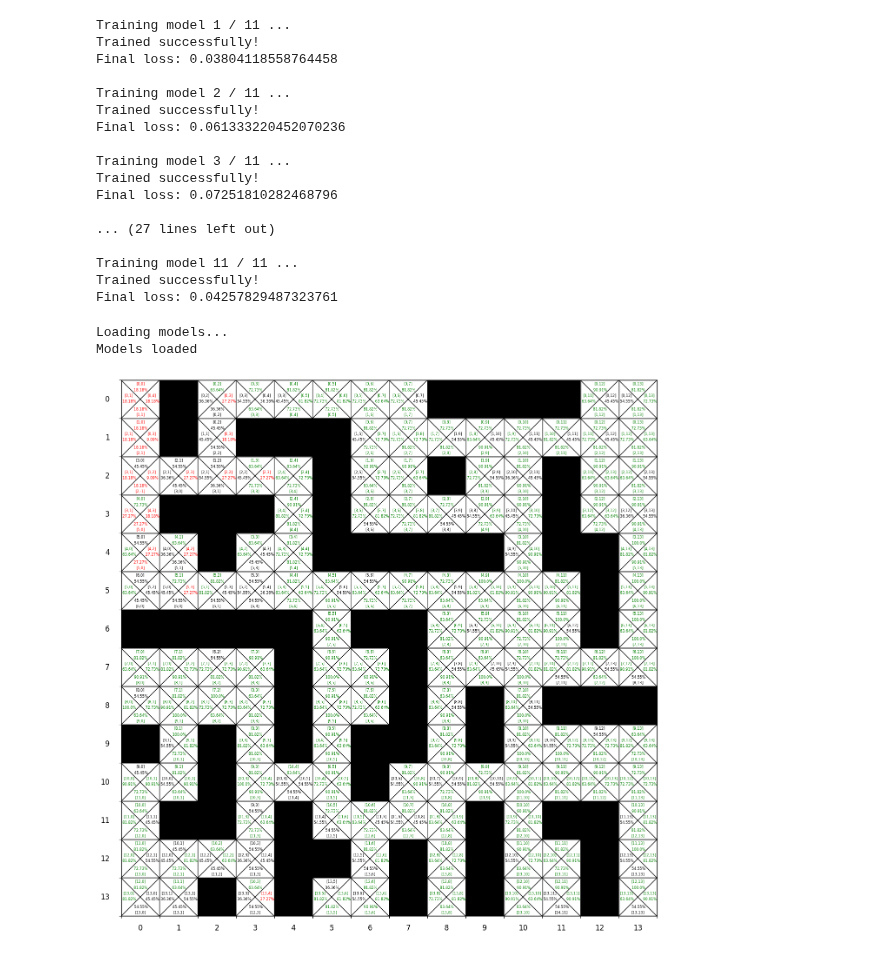
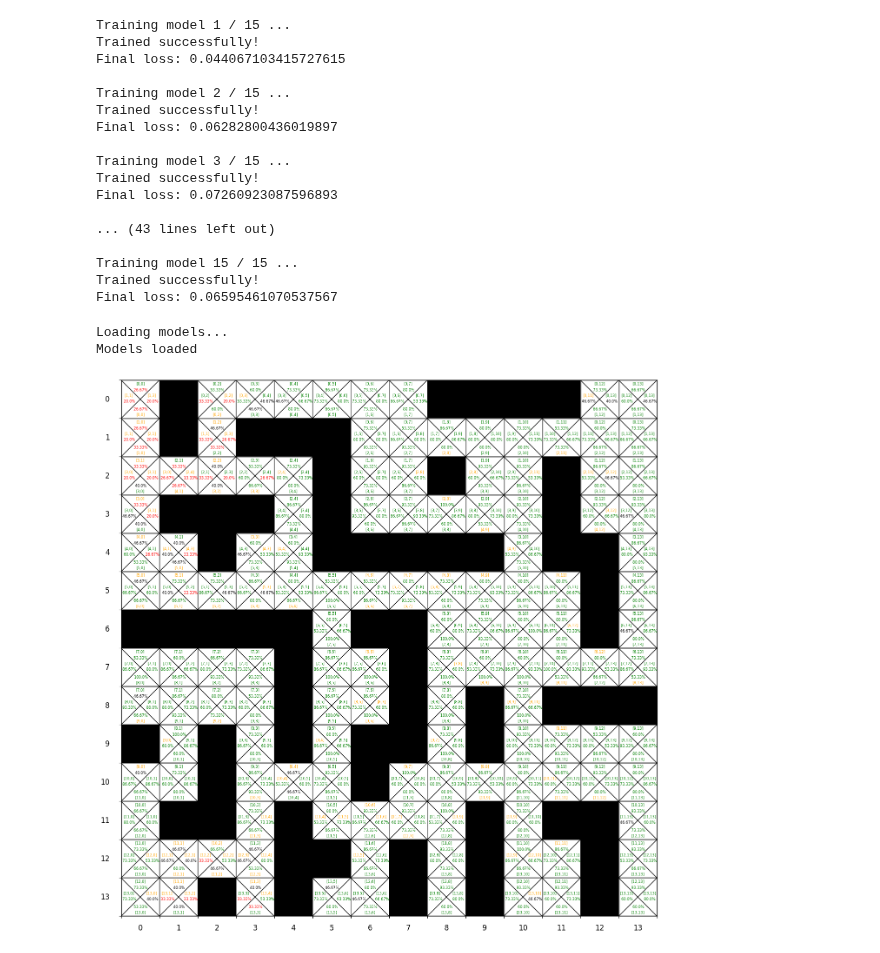
Before and after one commit to salvalago23/TFG_Salvador_Perez_GR, a Jupyter notebook: src2/1_TransitionsGenerator.ipynb, the cells around one changed output. Drawn from its saved outputs; the diff is of its cells as text; code cells hidden in the pictures.

```diff
--- a/src2/1_TransitionsGenerator.ipynb
+++ b/src2/1_TransitionsGenerator.ipynb
@@ -15,7 +15,7 @@ if shape == "5x5":
     n_epochs = 5000
 elif shape == "14x14":
     maze = maze14x14_withX
-    n_models = 11
+    n_models = 15
     n_epochs = 7000
 # %%
 all_transitions = transition_generator(maze)
@@ -33,23 +33,23 @@ if train:
 
         models_arr.append(model)
 # %% [output]
-Training model 1 / 11 ...
+Training model 1 / 15 ...
 Trained successfully!
-Final loss: 0.03804118558764458
+Final loss: 0.044067103415727615
 
-Training model 2 / 11 ...
+Training model 2 / 15 ...
 Trained successfully!
-Final loss: 0.061333220452070236
+Final loss: 0.06282800436019897
 
-Training model 3 / 11 ...
+Training model 3 / 15 ...
 Trained successfully!
-Final loss: 0.07251810282468796
+Final loss: 0.07260923087596893
 
-... (27 lines left out)
+... (43 lines left out)
 
-Training model 11 / 11 ...
+Training model 15 / 15 ...
 Trained successfully!
-Final loss: 0.04257829487323761
+Final loss: 0.06595461070537567
 # %%
 #for model in models_arr:
     #model.test_loss()
@@ -61,8 +61,8 @@ Final loss: 0.04257829487323761
 # %%
 #model_tester_output_txt(maze, models_arr)
 # %%
-probMapper(maze, n_models)
+probMapper(maze, n_models, higher_threshold=50.0)
 # %% [output]
 Loading models...
 Models loaded
-[figure, old version]
+[figure, new version]
```
Also changed, not shown: 19 other files.
